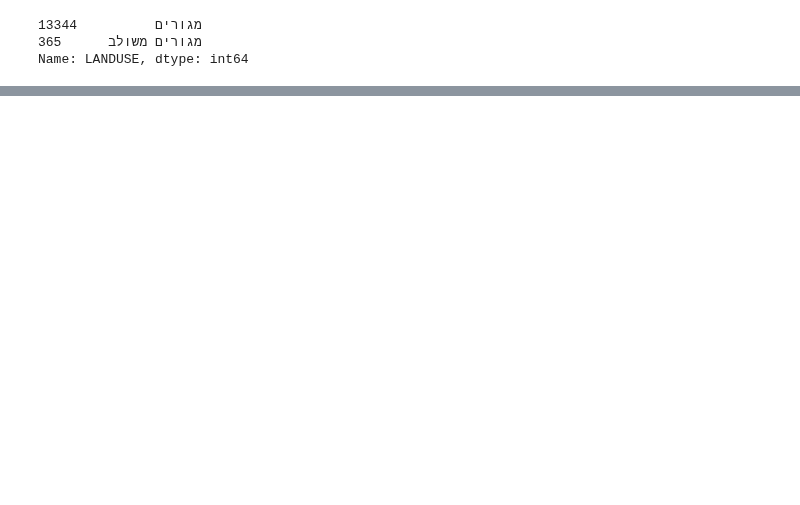
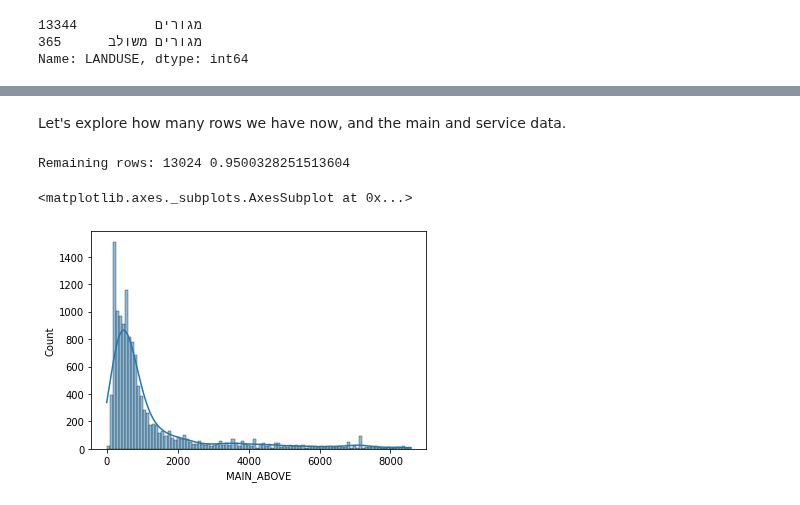
Before and after one commit to MosheMann5750/ML, a Jupyter notebook: FinalProject/ConstructionPlans.ipynb, the cells around one changed output, grey strips where cells are left out. Saved outputs shown, nothing was run; the diff lists cells and outputs as text; code cells hidden in the pictures; blank space fills up the shorter version.

```diff
--- a/FinalProject/ConstructionPlans.ipynb
+++ b/FinalProject/ConstructionPlans.ipynb
@@ -88,0 +125,14 @@ Name: LANDUSE, dtype: int64
+# %%
+filter_main_above = data['MAIN_ABOVE'] <= 8580
+filtered_data = data.loc[filter_main_above]
+# %% [markdown]
+Let's explore how many rows we have now, and the main and service data.
+# %%
+print("Remaining rows:", filtered_data.shape[0], filtered_data.shape[0]/data.shape[0])
+# %% [output]
+Remaining rows: 13024 0.9500328251513604
+# %%
+sns.histplot(data=filtered_data, x="MAIN_ABOVE", bins=100, kde=True)
+# %% [output]
+<matplotlib.axes._subplots.AxesSubplot at 0x...>
+[figure, added]
```
Also changed, not shown: parts of 9 cells of this notebook.
